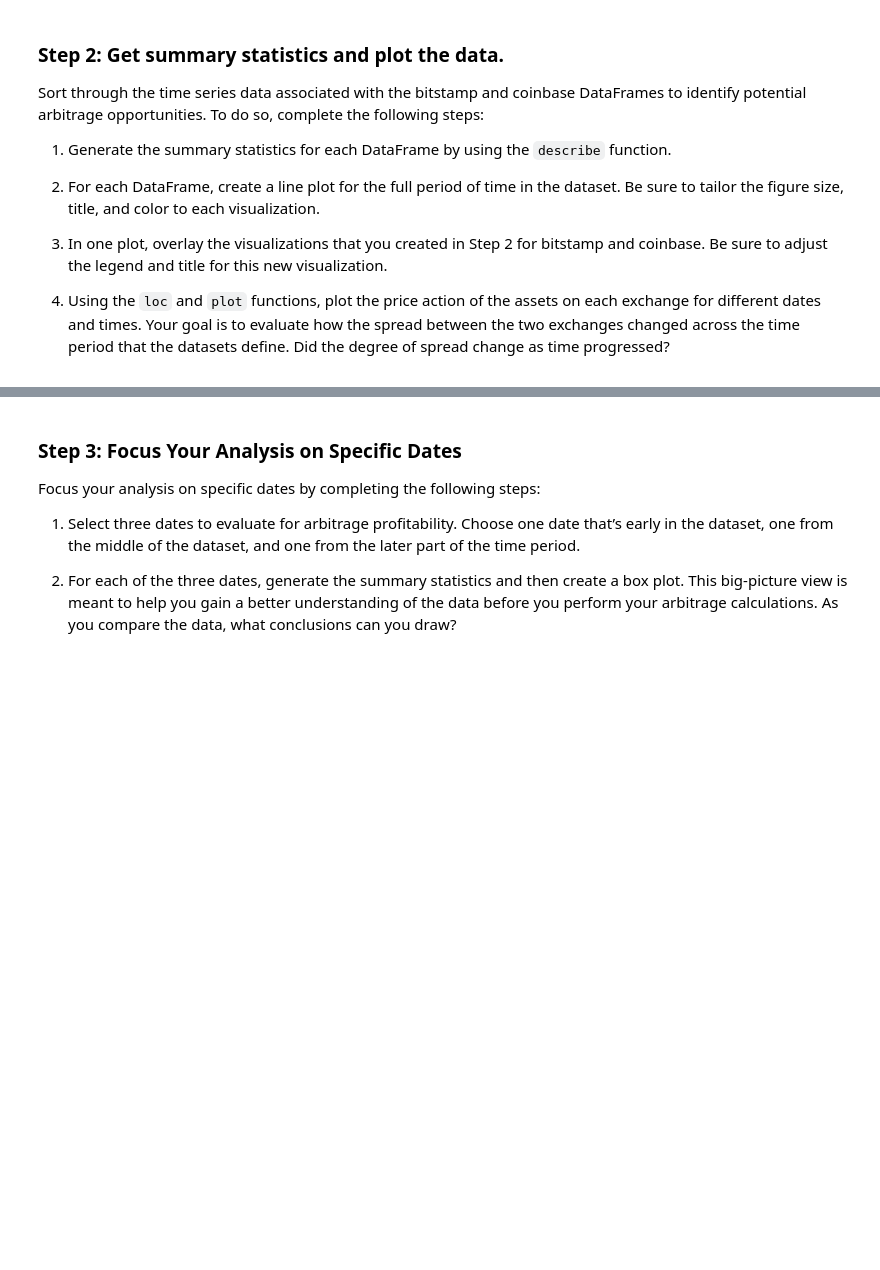
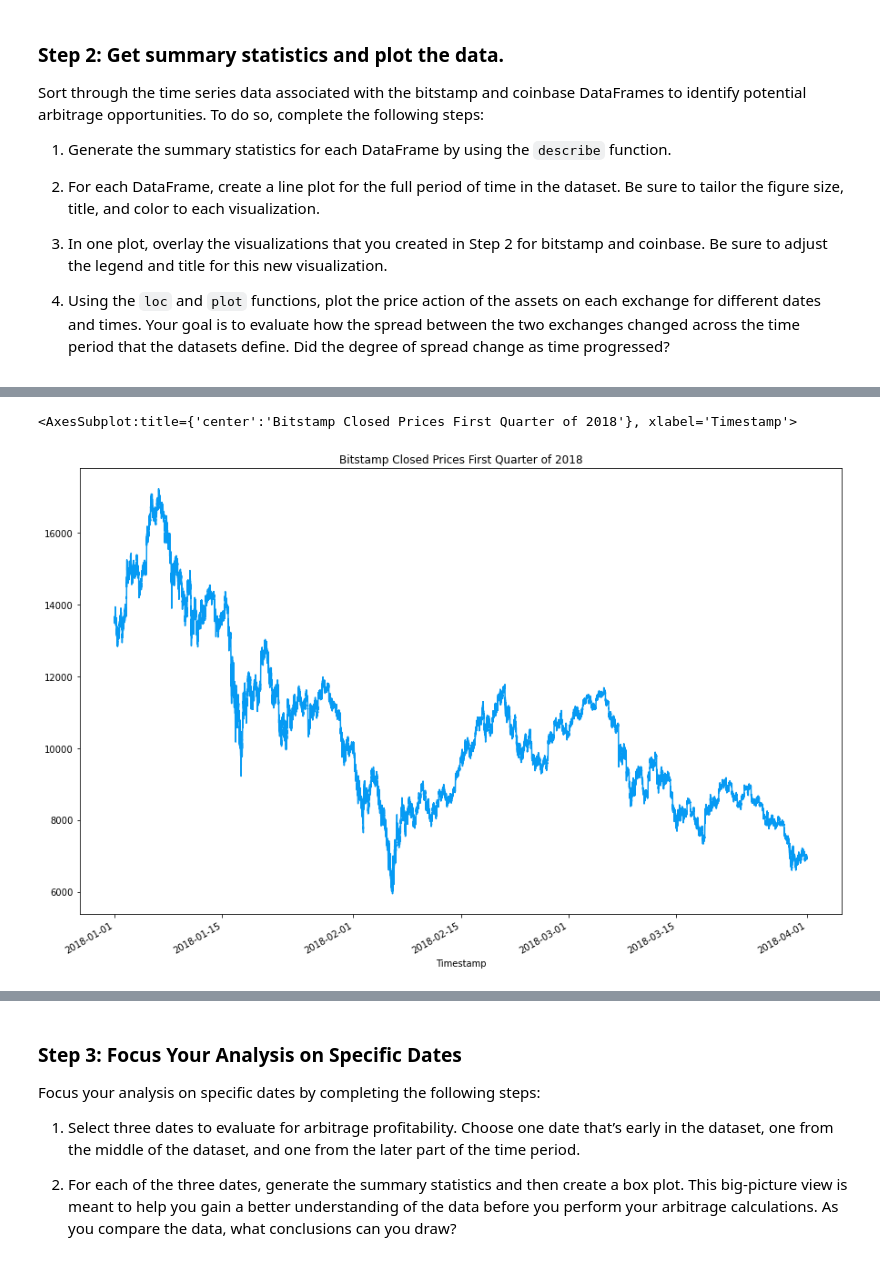
Before and after one commit to drew94591/Crypto_Arbitrage, a Jupyter notebook: crypto_arbitrage.ipynb, the cells around one changed output, grey strips where cells are left out. Saved outputs shown, nothing was run; the diff lists cells and outputs as text; code cells hidden in the pictures; blank space fills up the shorter version.

Commit message:
Added plotting of Bitstamp and Coinbase data

```diff
--- a/crypto_arbitrage.ipynb
+++ b/crypto_arbitrage.ipynb
@@ -105,3 +152,3 @@ To prepare and clean your data for analysis, complete the following steps:
 # %%
 # For the bitstamp DataFrame, replace or drop all NaNs or missing values in the DataFrame
-bitstamp.dropna()
+bitstamp = bitstamp.dropna()
@@ -130,3 +210,3 @@ bitstamp.loc[:, 'Close'] = bitstamp.loc[:, 'Close'].str.replace('$', '')
 # %%
 # Convert the Close data type to a float
-bitstamp['Close'] = bitstamp['Close'].astype('float')
+bitstamp.loc[:, "Close"] = bitstamp.loc[:, "Close"].astype('float')
@@ -135,3 +232,4 @@ bitstamp['Close'] = bitstamp['Close'].astype('float')
 # %%
 # Review the data for duplicate values, and drop them if necessary
-# YOUR CODE HERE
+if bitstamp.duplicated().sum() > 0:
+    bitstamp = bitstamp.drop_duplicates()
@@ -162,8 +371,8 @@ Select the data you want to analyze. Use `loc` or `iloc` to select the following
 * Close
 # %%
 # Use loc or iloc to select `Timestamp (the index)` and `Close` from bitstamp DataFrame
-bitstamp_sliced = # YOUR CODE HERE
+bitstamp_sliced = bitstamp.iloc[:, [3]].copy()
 
 # Review the first five rows of the DataFrame
-# YOUR CODE HERE
+bitstamp_sliced.head(5)
 # %% [output]
@@ -195,7 +438,10 @@ Sort through the time series data associated with the bitstamp and coinbase Data
 # %%
 # Create a line plot for the bitstamp DataFrame for the full length of time in the dataset
 # Be sure that the figure size, title, and color are tailored to each visualization
-# YOUR CODE HERE
+bitstamp_sliced["Close"].plot(figsize=(15,10), title="Bitstamp Closed Prices First Quarter of 2018", color="#069AF3")
+# %% [output]
+<AxesSubplot:title={'center':'Bitstamp Closed Prices First Quarter of 2018'}, xlabel='Timestamp'>
+[figure, added]
 # %%
 # Create a line plot for the coinbase DataFrame for the full length of time in the dataset
 # Be sure that the figure size, title, and color are tailored to each visualization
```
Also changed, not shown: parts of 45 cells of this notebook.
